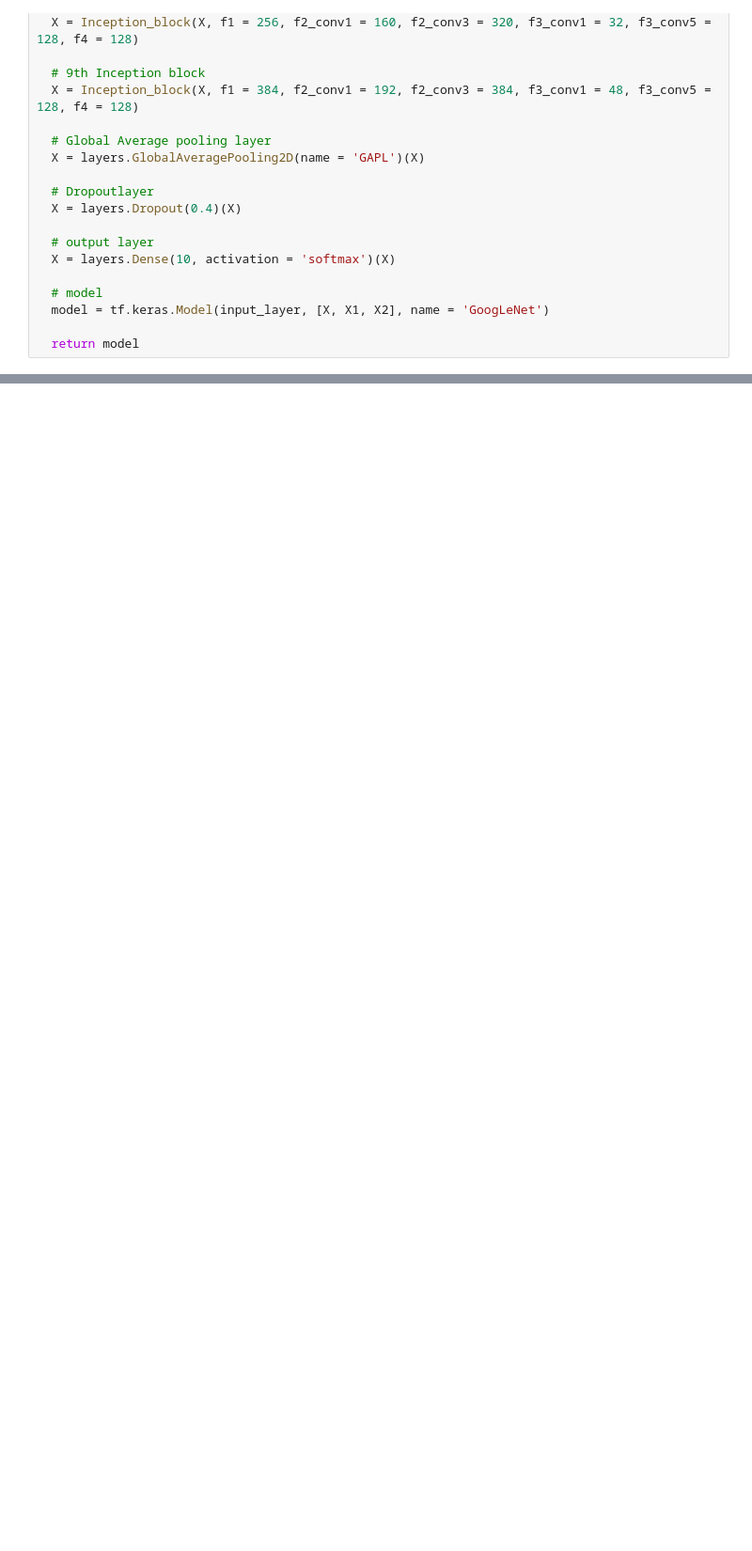
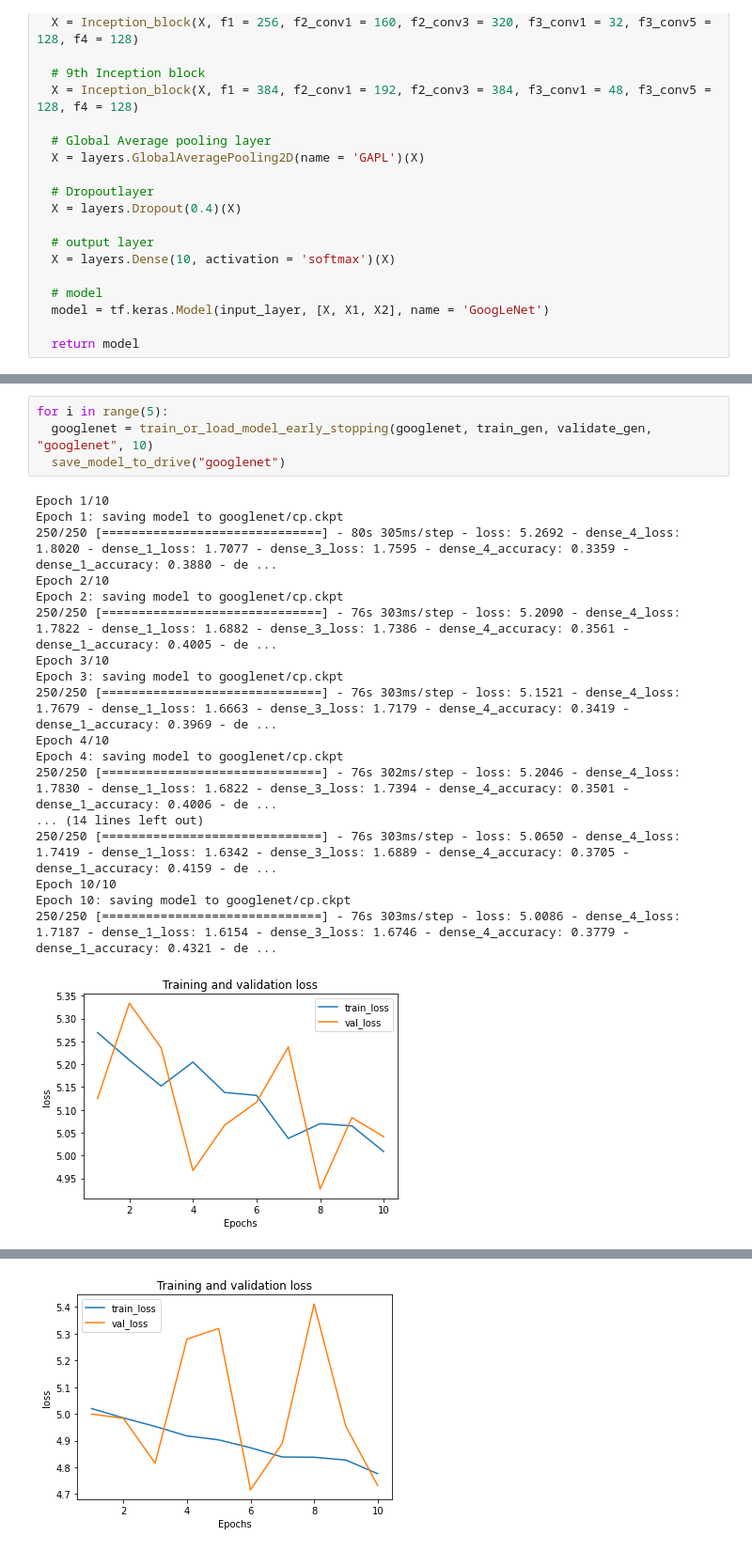
Before and after one commit to hockyy/food-101-mlcv, a Jupyter notebook: FoodHockyExplore.ipynb, the cells around one changed output, grey strips where cells are left out. Shown at 94% size. Drawn from its saved outputs; the diff is of its cells as text; blank space fills up the shorter version.

```diff
--- a/FoodHockyExplore.ipynb
+++ b/FoodHockyExplore.ipynb
@@ -630,0 +759,23 @@ predict_and_assess_model(googlenet, test_gen)
+# %%
+for i in range(5):
+  googlenet = train_or_load_model_early_stopping(googlenet, train_gen, validate_gen, "googlenet", 10)
+  save_model_to_drive("googlenet")
+# %% [output]
+Epoch 1/10
+Epoch 1: saving model to googlenet/cp.ckpt
+250/250 [==============================] - 80s 305ms/step - loss: 5.2692 - dense_4_loss: 1.8020 - dense_1_loss: 1.7077 - dense_3_loss: 1.7595 - dense_4_accuracy: 0.3359 - dense_1_accuracy: 0.3880 - de ...
+Epoch 2/10
+Epoch 2: saving model to googlenet/cp.ckpt
+250/250 [==============================] - 76s 303ms/step - loss: 5.2090 - dense_4_loss: 1.7822 - dense_1_loss: 1.6882 - dense_3_loss: 1.7386 - dense_4_accuracy: 0.3561 - dense_1_accuracy: 0.4005 - de ...
+Epoch 3/10
+Epoch 3: saving model to googlenet/cp.ckpt
+250/250 [==============================] - 76s 303ms/step - loss: 5.1521 - dense_4_loss: 1.7679 - dense_1_loss: 1.6663 - dense_3_loss: 1.7179 - dense_4_accuracy: 0.3419 - dense_1_accuracy: 0.3969 - de ...
+Epoch 4/10
+Epoch 4: saving model to googlenet/cp.ckpt
+250/250 [==============================] - 76s 302ms/step - loss: 5.2046 - dense_4_loss: 1.7830 - dense_1_loss: 1.6822 - dense_3_loss: 1.7394 - dense_4_accuracy: 0.3501 - dense_1_accuracy: 0.4006 - de ...
+... (14 lines left out)
+250/250 [==============================] - 76s 303ms/step - loss: 5.0650 - dense_4_loss: 1.7419 - dense_1_loss: 1.6342 - dense_3_loss: 1.6889 - dense_4_accuracy: 0.3705 - dense_1_accuracy: 0.4159 - de ...
+Epoch 10/10
+Epoch 10: saving model to googlenet/cp.ckpt
+250/250 [==============================] - 76s 303ms/step - loss: 5.0086 - dense_4_loss: 1.7187 - dense_1_loss: 1.6154 - dense_3_loss: 1.6746 - dense_4_accuracy: 0.3779 - dense_1_accuracy: 0.4321 - de ...
+[figure, added]
@@ -630,0 +799 @@ predict_and_assess_model(googlenet, test_gen)
+[figure, added]
```
Also changed, not shown: parts of 5 cells of this notebook.
